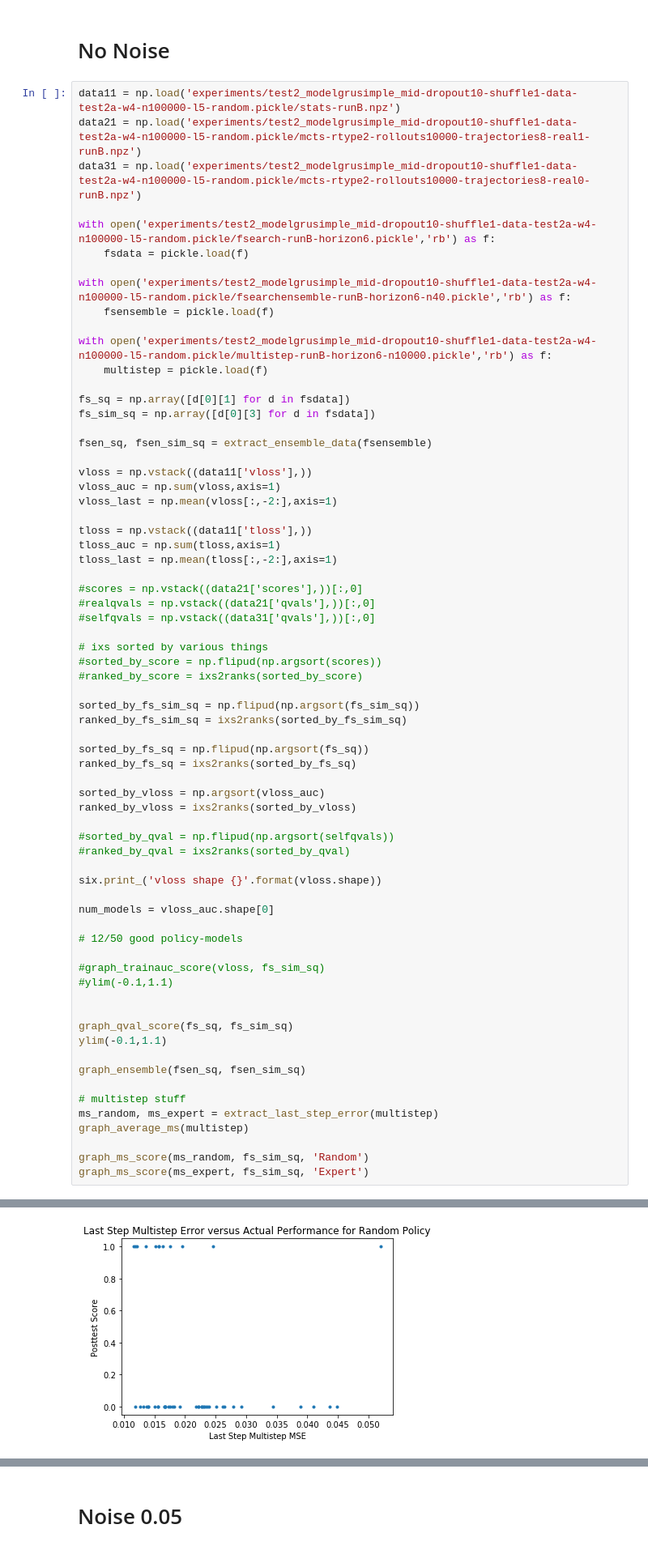
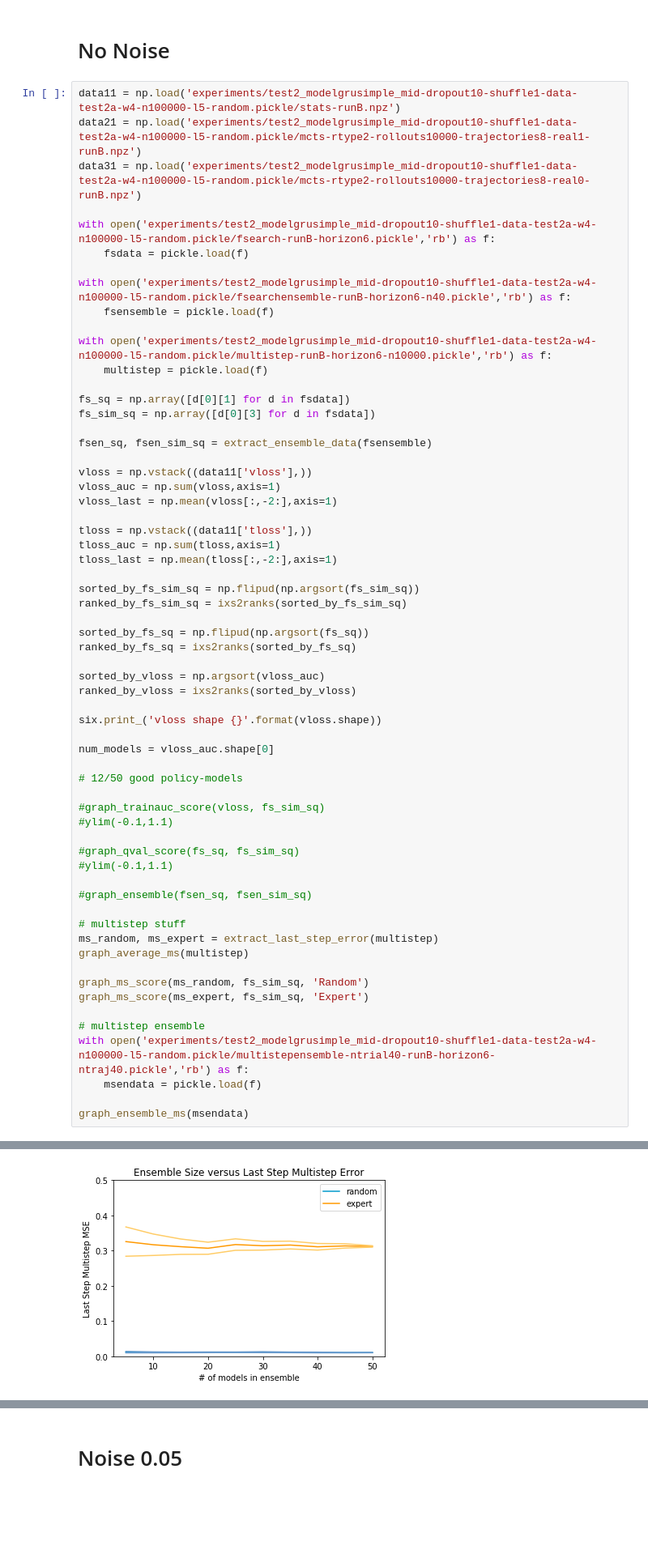
Before and after one commit to lisa-1010/smart-tutor, a Jupyter notebook: code/student2aw4l5.ipynb, the cells around one changed output, grey strips where cells are left out. Shown at 81% size. Cells and saved outputs as stored; diff of their text form; blank space fills up the shorter version.

Commit message:
random ensemble multistep error analysis

```diff
--- a/code/student2aw4l5.ipynb
+++ b/code/student2aw4l5.ipynb
@@ -254,14 +286,6 @@ tloss = np.vstack((data11['tloss'],))
 tloss_auc = np.sum(tloss,axis=1)
 tloss_last = np.mean(tloss[:,-2:],axis=1)
 
-#scores = np.vstack((data21['scores'],))[:,0]
-#realqvals = np.vstack((data21['qvals'],))[:,0]
-#selfqvals = np.vstack((data31['qvals'],))[:,0]
-
-# ixs sorted by various things
-#sorted_by_score = np.flipud(np.argsort(scores))
-#ranked_by_score = ixs2ranks(sorted_by_score)
-
 sorted_by_fs_sim_sq = np.flipud(np.argsort(fs_sim_sq))
 ranked_by_fs_sim_sq = ixs2ranks(sorted_by_fs_sim_sq)
 
@@ -270,9 +294,6 @@ ranked_by_fs_sq = ixs2ranks(sorted_by_fs_sq)
 
 sorted_by_vloss = np.argsort(vloss_auc)
 ranked_by_vloss = ixs2ranks(sorted_by_vloss)
-
-#sorted_by_qval = np.flipud(np.argsort(selfqvals))
-#ranked_by_qval = ixs2ranks(sorted_by_qval)
 
 six.print_('vloss shape {}'.format(vloss.shape))
 
@@ -283,11 +304,10 @@ num_models = vloss_auc.shape[0]
 #graph_trainauc_score(vloss, fs_sim_sq)
 #ylim(-0.1,1.1)
 
+#graph_qval_score(fs_sq, fs_sim_sq)
+#ylim(-0.1,1.1)
 
-graph_qval_score(fs_sq, fs_sim_sq)
-ylim(-0.1,1.1)
-
-graph_ensemble(fsen_sq, fsen_sim_sq)
+#graph_ensemble(fsen_sq, fsen_sim_sq)
 
 # multistep stuff
 ms_random, ms_expert = extract_last_step_error(multistep)
@@ -295,6 +315,12 @@ graph_average_ms(multistep)
 
 graph_ms_score(ms_random, fs_sim_sq, 'Random')
 graph_ms_score(ms_expert, fs_sim_sq, 'Expert')
+
+# multistep ensemble
+with open('experiments/test2_modelgrusimple_mid-dropout10-shuffle1-data-test2a-w4-n100000-l5-random.pickle/multistepensemble-ntrial40-runB-horizon6-ntraj40.pickle','rb') as f:
+    msendata = pickle.load(f)
+
+graph_ensemble_ms(msendata)
 # %% [output]
 40
 1
@@ -306 +339 @@ vloss shape (50, 26)
-[figure, old version]
+[figure, new version]
```
Also changed, not shown: parts of 7 cells of this notebook, 4 other files.
